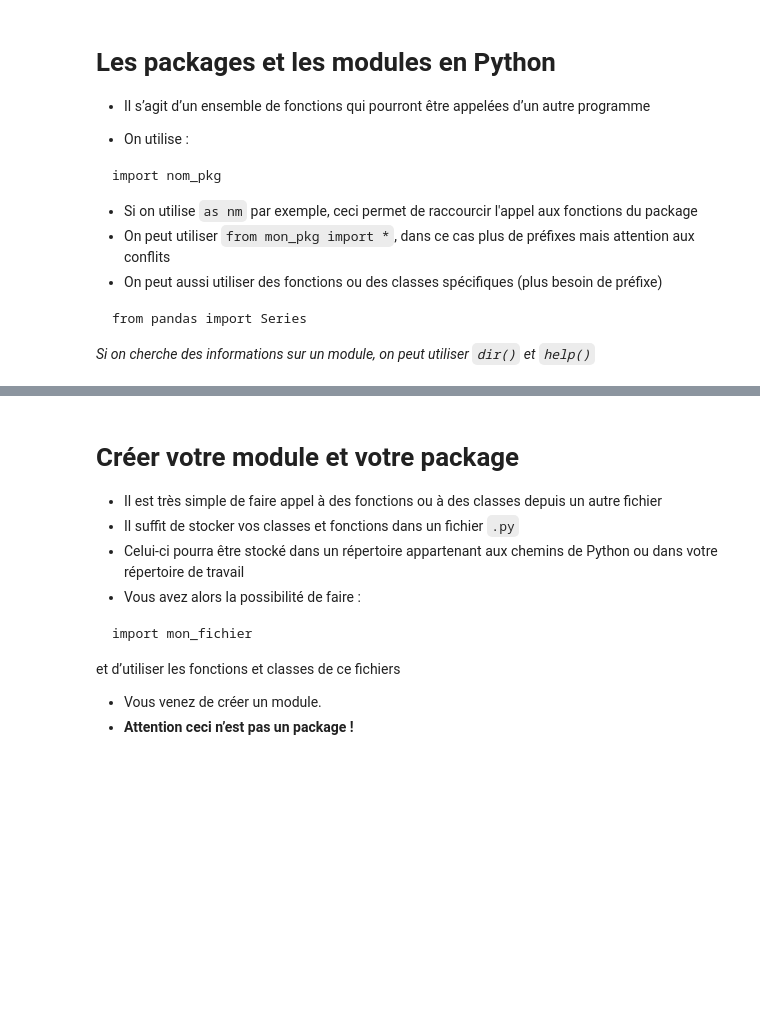
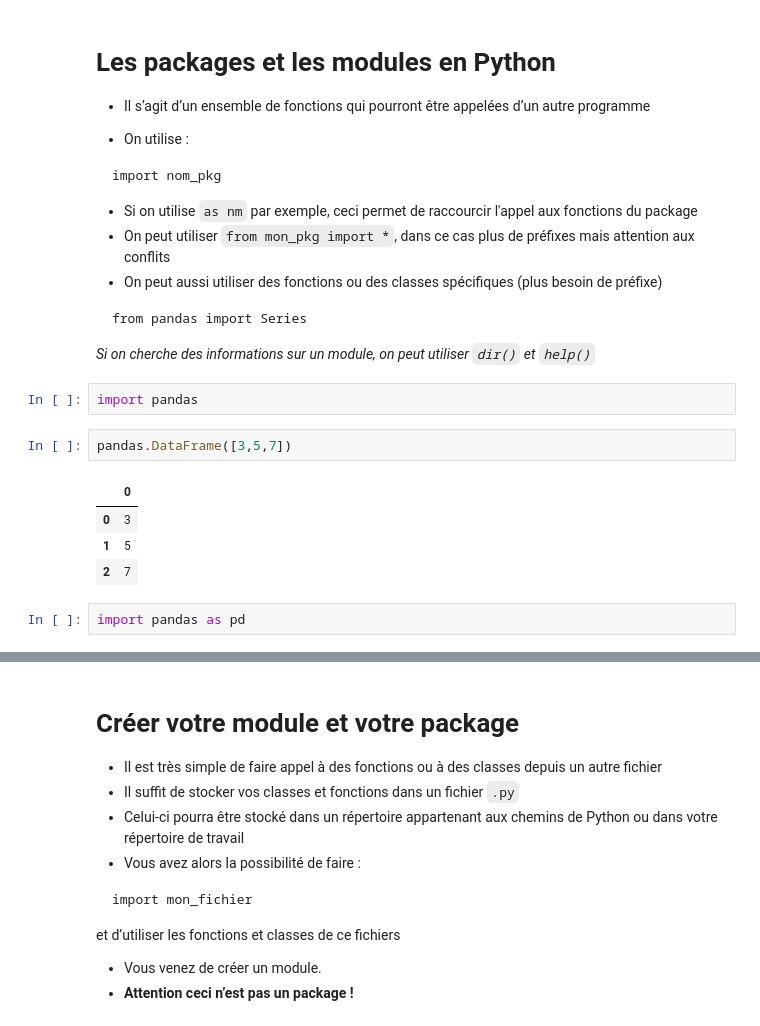
Before and after one commit to stat4decision/ml-adway-mai21, a Jupyter notebook: 03_bases_python.ipynb, the cells around one changed output, grey strips where cells are left out. Saved outputs shown, nothing was run; the diff lists cells and outputs as text; blank space fills up the shorter version.

````diff
--- a/03_bases_python.ipynb
+++ b/03_bases_python.ipynb
@@ -380,3 +596,14 @@ from pandas import Series
 ```
 
 *Si on cherche des informations sur un module, on peut utiliser `dir()` et `help()`*
+# %%
+import pandas
+# %%
+pandas.DataFrame([3,5,7])
+# %% [output]
+|  | 0 |
+| 0 | 3 |
+| 1 | 5 |
+| 2 | 7 |
+# %%
+import pandas as pd
````
Also changed, not shown: parts of 75 cells of this notebook.
